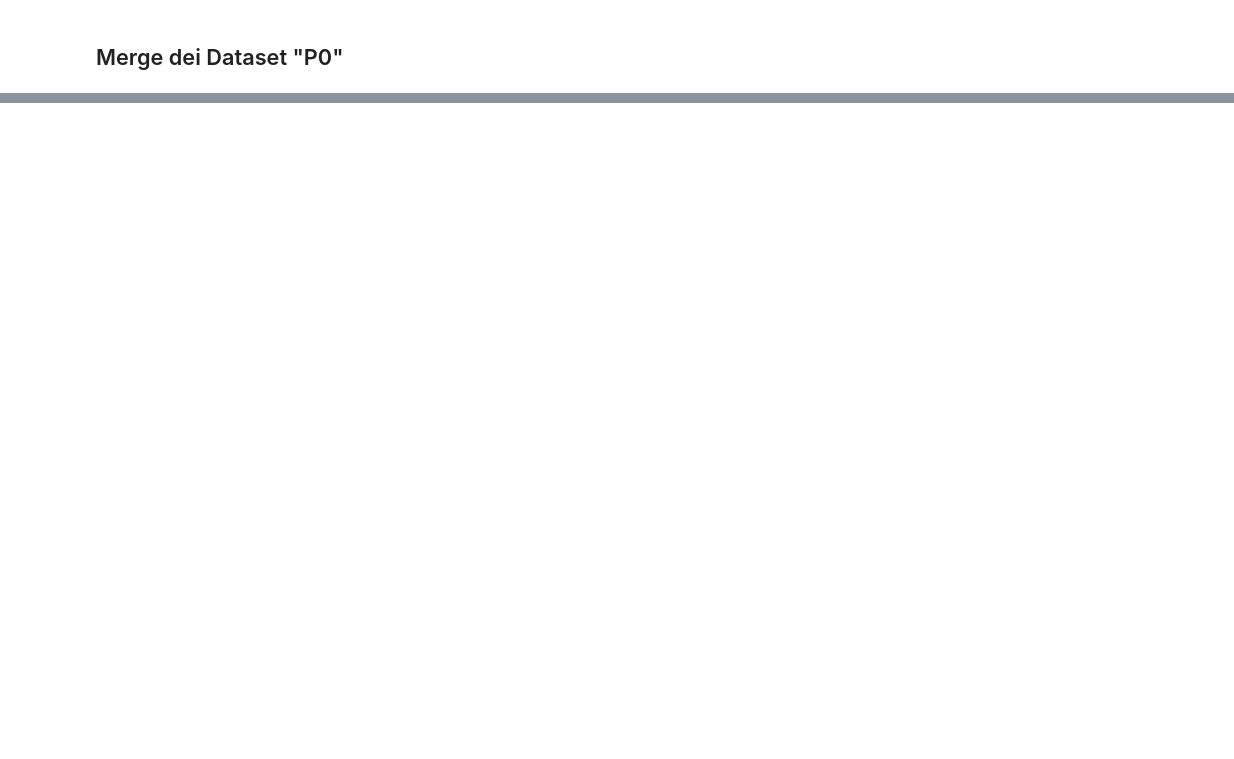
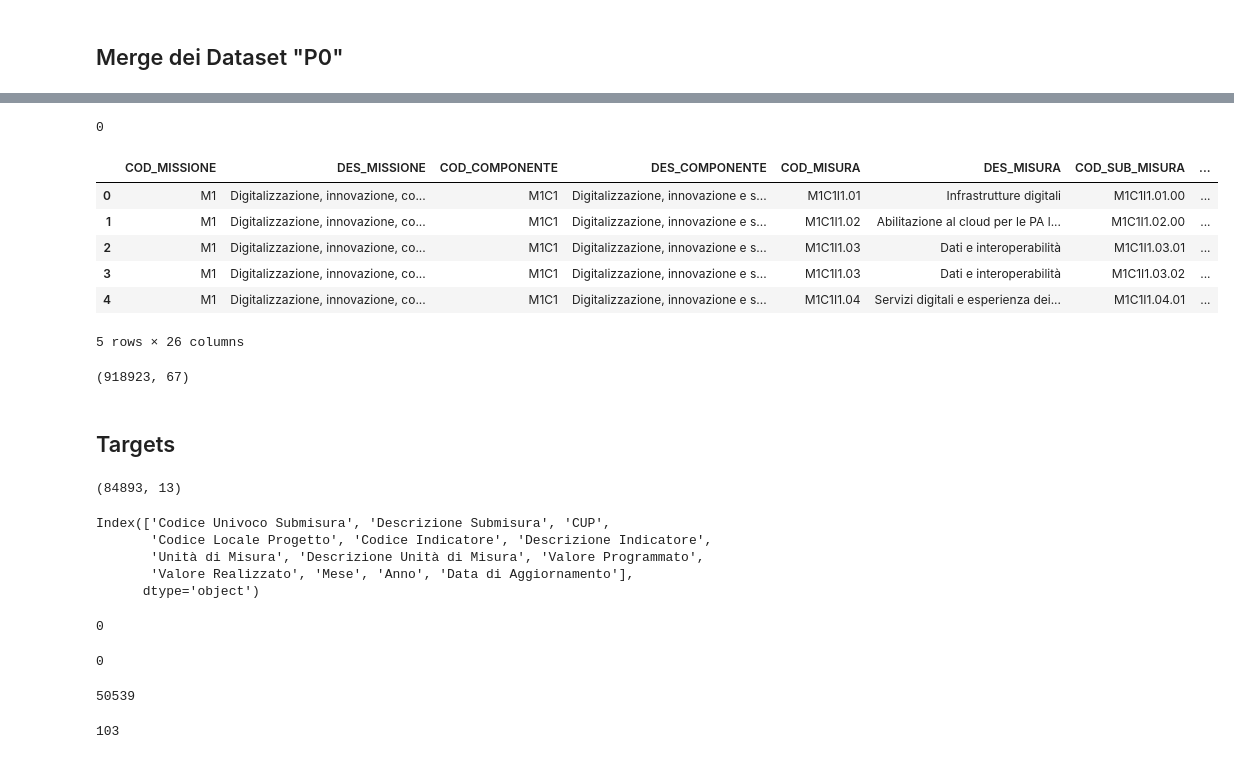
Before and after one commit to PeriodThinkTank/data-prep-pnrr, a Jupyter notebook: create_master_table.ipynb, the cells around one changed output, grey strips where cells are left out. Cells and saved outputs as stored; diff of their text form; code cells hidden in the pictures; blank space fills up the shorter version.

```diff
--- a/create_master_table.ipynb
+++ b/create_master_table.ipynb
@@ -247,0 +213,56 @@ master_table.to_csv("data/updated/master_table.csv", sep=";")
+# %%
+indicatori_sdg['COD_SUB_MISURA'].isna().sum()
+# %% [output]
+0
+# %%
+indicatori_sdg.head()
+# %% [output]
+|  | COD_MISSIONE | DES_MISSIONE | COD_COMPONENTE | DES_COMPONENTE | COD_MISURA | DES_MISURA | COD_SUB_MISURA | ... |
+| 0 | M1 | Digitalizzazione, innovazione, co... | M1C1 | Digitalizzazione, innovazione e s... | M1C1I1.01 | Infrastrutture digitali | M1C1I1.01.00 | ... |
+| 1 | M1 | Digitalizzazione, innovazione, co... | M1C1 | Digitalizzazione, innovazione e s... | M1C1I1.02 | Abilitazione al cloud per le PA l... | M1C1I1.02.00 | ... |
+| 2 | M1 | Digitalizzazione, innovazione, co... | M1C1 | Digitalizzazione, innovazione e s... | M1C1I1.03 | Dati e interoperabilità | M1C1I1.03.01 | ... |
+| 3 | M1 | Digitalizzazione, innovazione, co... | M1C1 | Digitalizzazione, innovazione e s... | M1C1I1.03 | Dati e interoperabilità | M1C1I1.03.02 | ... |
+| 4 | M1 | Digitalizzazione, innovazione, co... | M1C1 | Digitalizzazione, innovazione e s... | M1C1I1.04 | Servizi digitali e esperienza dei... | M1C1I1.04.01 | ... |
+5 rows × 26 columns
+# %%
+master_table_ID = master_table_ID.merge(
+    indicatori_sdg,
+    how='left',
+    left_on='Codice Univoco Submisura',
+    right_on='COD_SUB_MISURA'
+)
+master_table_ID = master_table_ID.drop_duplicates()
+print(master_table_ID.shape)
+# %% [output]
+(918923, 67)
+# %% [markdown]
+## Targets
+# %%
+targets.shape
+# %% [output]
+(84893, 13)
+# %%
+# scelta tra CUP e Codice Univoco Submisura. CUP Preferibile
+targets.columns
+# %% [output]
+Index(['Codice Univoco Submisura', 'Descrizione Submisura', 'CUP',
+       'Codice Locale Progetto', 'Codice Indicatore', 'Descrizione Indicatore',
+       'Unità di Misura', 'Descrizione Unità di Misura', 'Valore Programmato',
+       'Valore Realizzato', 'Mese', 'Anno', 'Data di Aggiornamento'],
+      dtype='object')
+# %%
+targets['Codice Univoco Submisura'].isna().sum()
+# %% [output]
+0
+# %%
+targets['CUP'].isna().sum()
+# %% [output]
+0
+# %%
+targets['CUP'].nunique()
+# %% [output]
+50539
+# %%
+targets['Codice Univoco Submisura'].nunique()
+# %% [output]
+103
```
Also changed, not shown: parts of 48 cells of this notebook, 2 other files.
